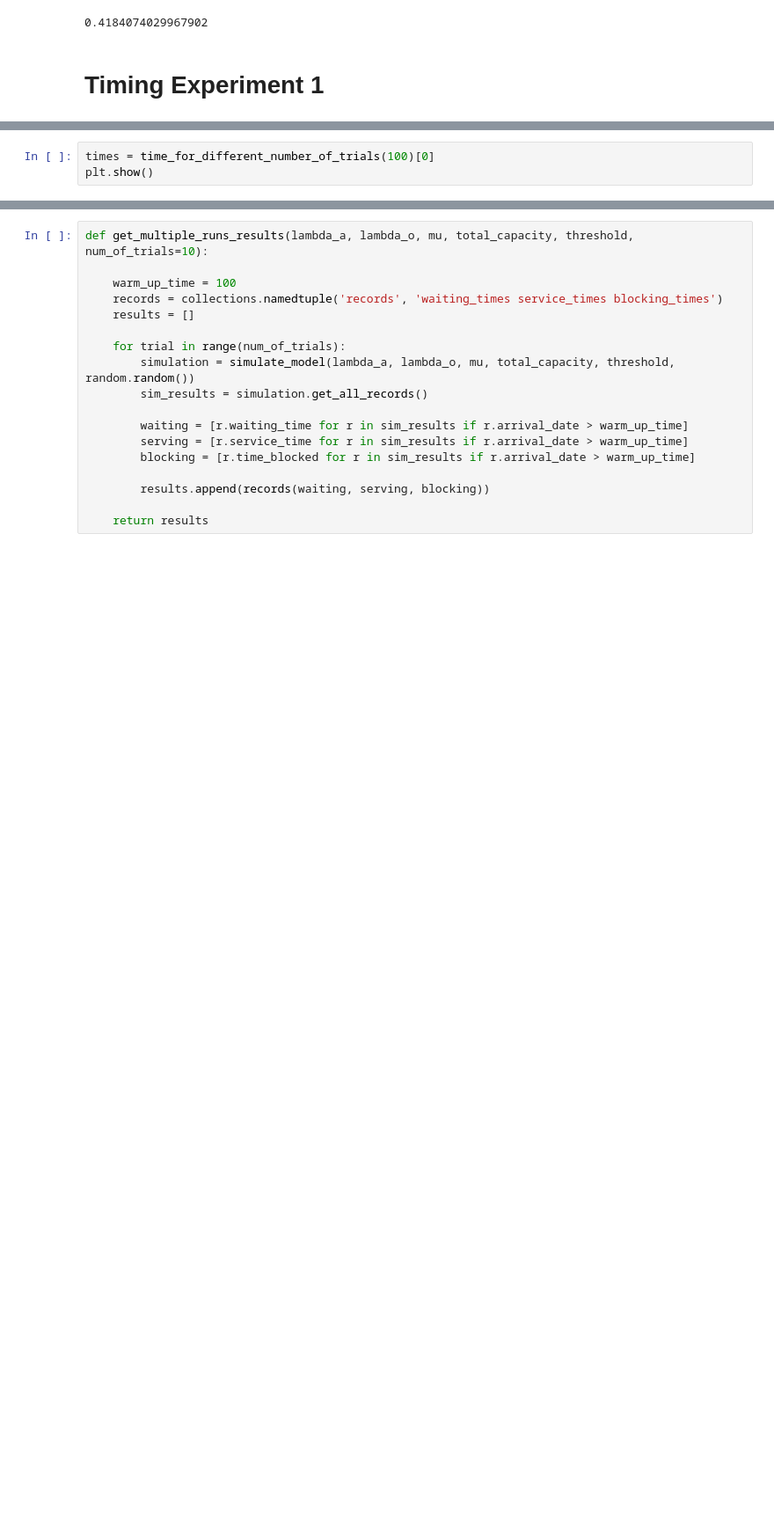
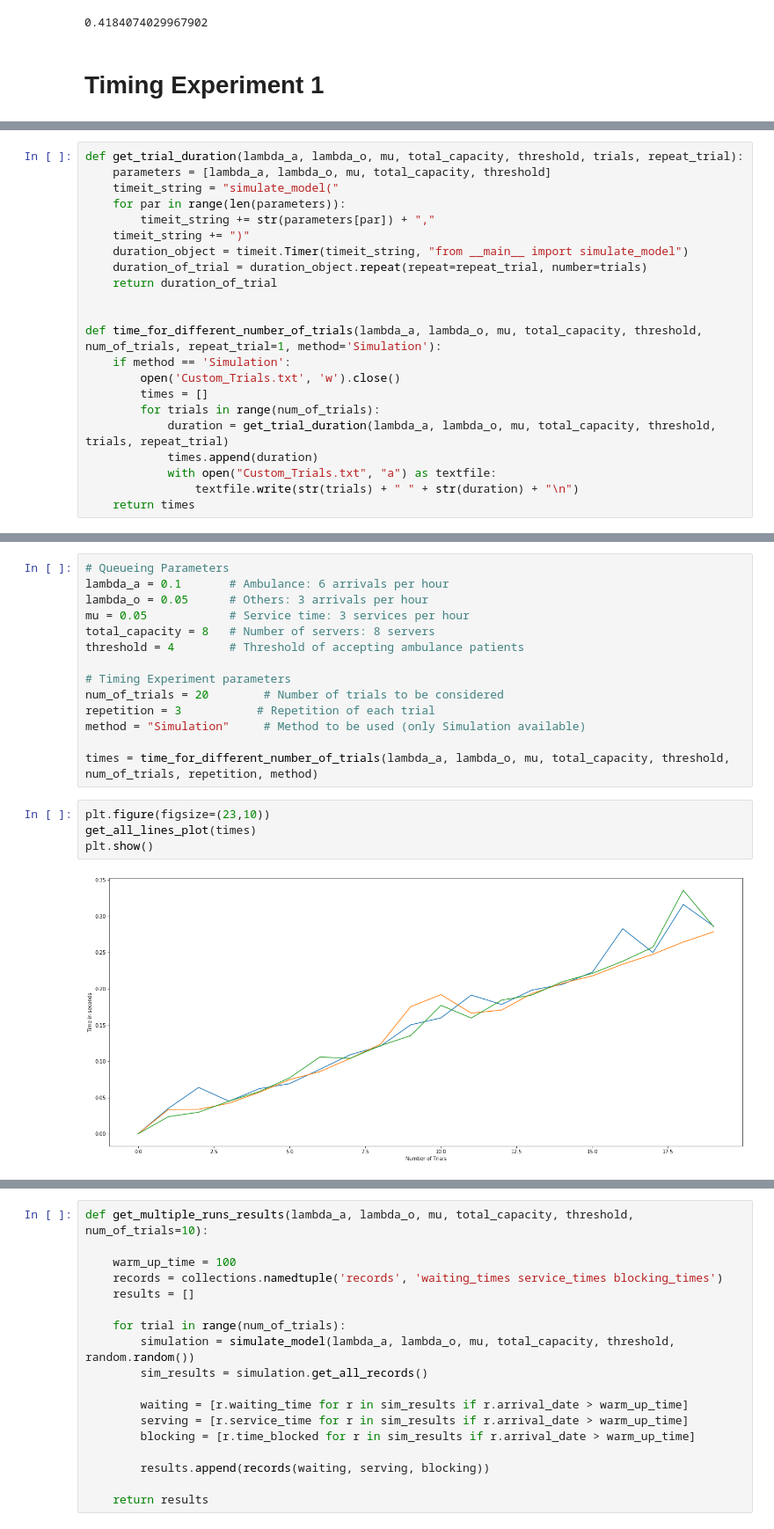
Before and after one commit to MichalisPanayides/AmbulanceDecisionGame, a Jupyter notebook: src/Jupyter/ciw/Experimenting with Ciw.ipynb, the cells around one changed output, grey strips where cells are left out. Shown: that part at 88% size. Drawn from its saved outputs; the diff is of its cells as text; blank space fills up the shorter version.

```diff
--- a/src/Jupyter/ciw/Experimenting with Ciw.ipynb
+++ b/src/Jupyter/ciw/Experimenting with Ciw.ipynb
@@ -140,3 +126,0 @@ def time_for_different_number_of_trials(num_of_trials):
-# %%
-times = time_for_different_number_of_trials(100)[0]
-plt.show()
@@ -144,0 +127,22 @@ plt.show()
+# %%
+def get_trial_duration(lambda_a, lambda_o, mu, total_capacity, threshold, trials, repeat_trial):
+    parameters = [lambda_a, lambda_o, mu, total_capacity, threshold]
+    timeit_string = "simulate_model("
+    for par in range(len(parameters)):
+        timeit_string += str(parameters[par]) + ","
+    timeit_string += ")"
+    duration_object = timeit.Timer(timeit_string, "from __main__ import simulate_model")
+    duration_of_trial = duration_object.repeat(repeat=repeat_trial, number=trials)
+    return duration_of_trial
+
+
+def time_for_different_number_of_trials(lambda_a, lambda_o, mu, total_capacity, threshold, num_of_trials, repeat_trial=1, method='Simulation'):
+    if method == 'Simulation':
+        open('Custom_Trials.txt', 'w').close()
+        times = []
+        for trials in range(num_of_trials):
+            duration = get_trial_duration(lambda_a, lambda_o, mu, total_capacity, threshold, trials, repeat_trial)
+            times.append(duration)
+            with open("Custom_Trials.txt", "a") as textfile:
+                textfile.write(str(trials) + " " + str(duration) + "\n")
+    return times
@@ -144,0 +184,20 @@ plt.show()
+# %%
+# Queueing Parameters
+lambda_a = 0.1       # Ambulance: 6 arrivals per hour
+lambda_o = 0.05      # Others: 3 arrivals per hour
+mu = 0.05            # Service time: 3 services per hour
+total_capacity = 8   # Number of servers: 8 servers
+threshold = 4        # Threshold of accepting ambulance patients
+
+# Timing Experiment parameters
+num_of_trials = 20        # Number of trials to be considered
+repetition = 3           # Repetition of each trial
+method = "Simulation"     # Method to be used (only Simulation available)
+
+times = time_for_different_number_of_trials(lambda_a, lambda_o, mu, total_capacity, threshold, num_of_trials, repetition, method)
+# %%
+plt.figure(figsize=(23,10))
+get_all_lines_plot(times)
+plt.show()
+# %% [output]
+[figure, added]
```
Also changed, not shown: parts of 29 cells of this notebook, 1 other file.
